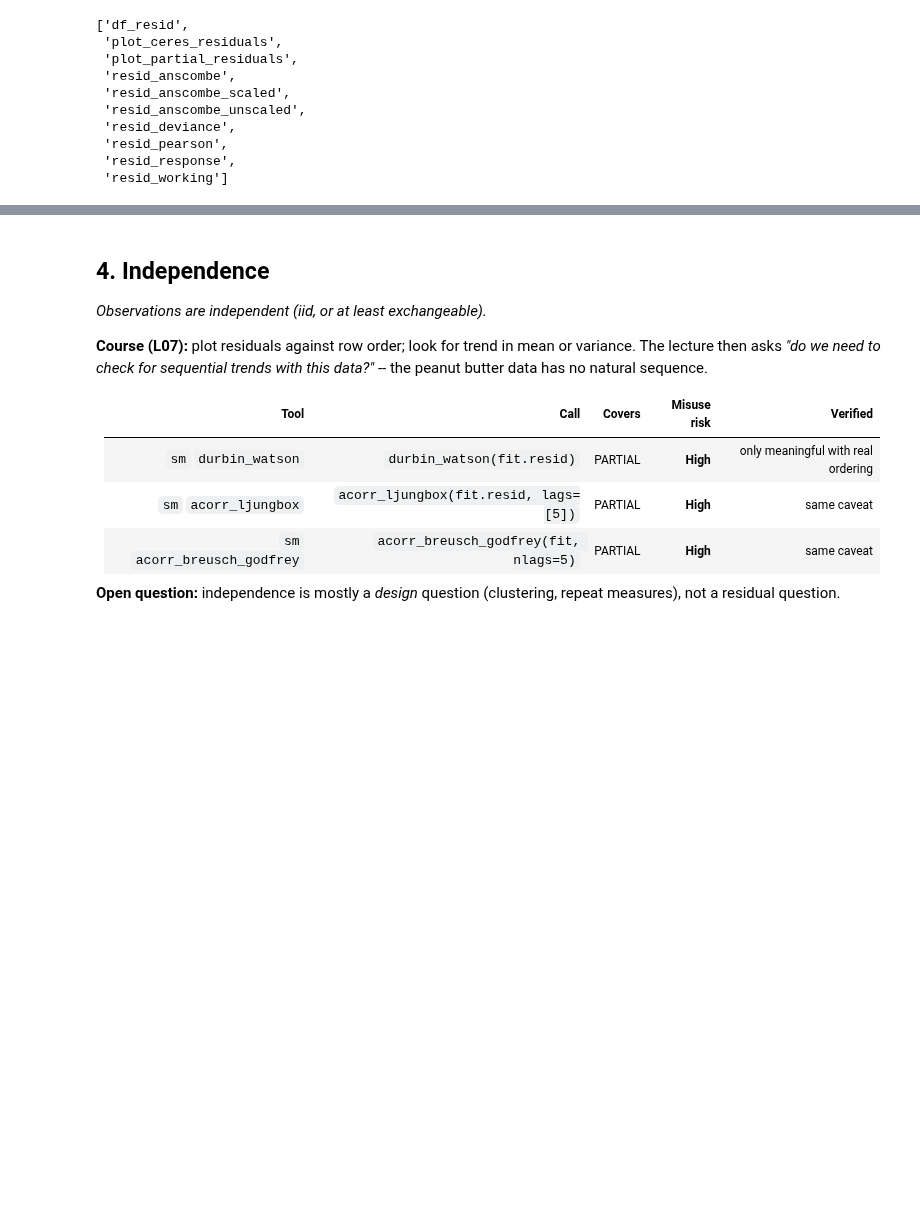
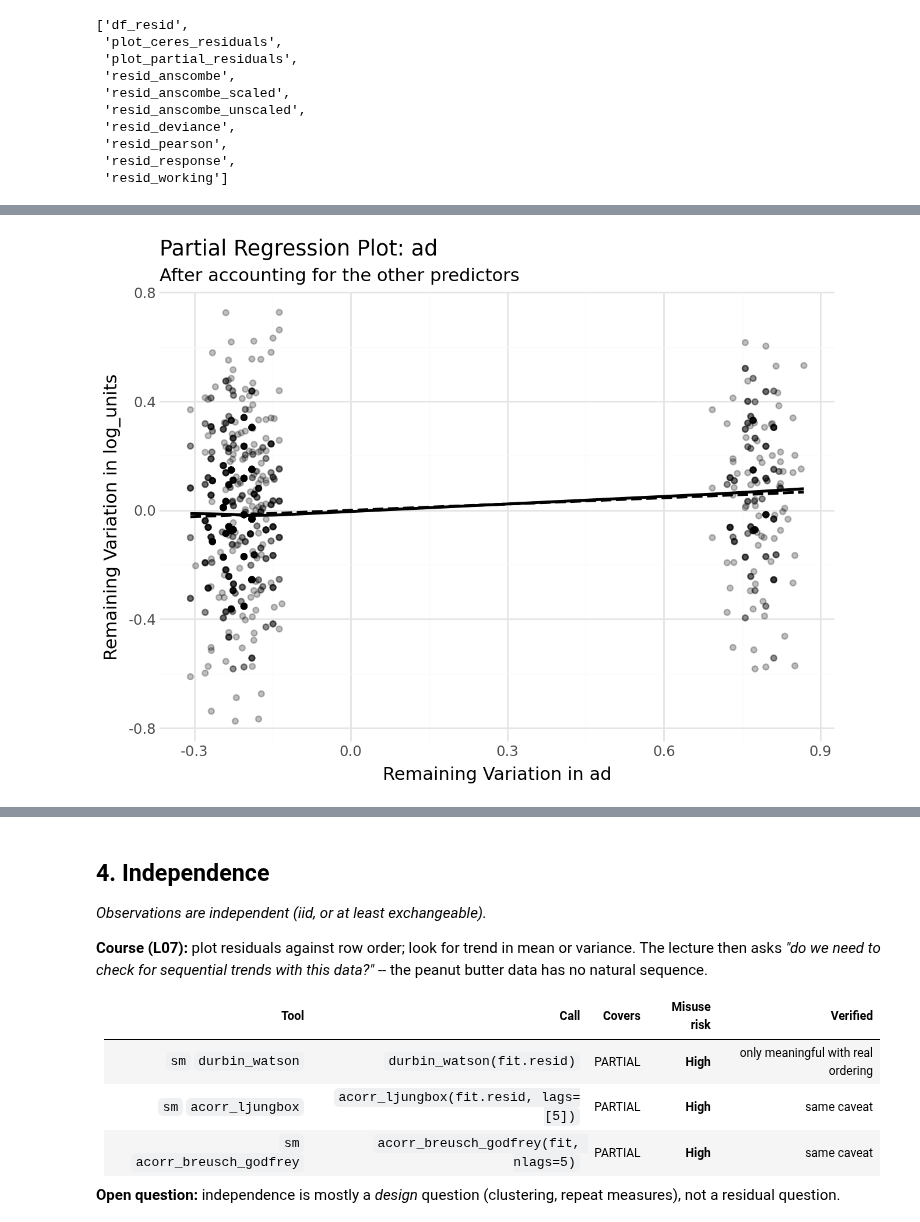
Before and after one commit to marcdotson/data-5600, a Jupyter notebook: code/assumption_notes_3.ipynb, the cells around one changed output, grey strips where cells are left out. Cells and saved outputs as stored; diff of their text form; code cells hidden in the pictures; blank space fills up the shorter version.

```diff
--- a/code/assumption_notes_3.ipynb
+++ b/code/assumption_notes_3.ipynb
@@ -415,0 +629,4 @@ dtype: float64
+# %%
+plot_partial_regression(fit, "ad").show()
+# %% [output]
+[figure, added]
```
Also changed, not shown: parts of 13 cells of this notebook, 3 other files.
